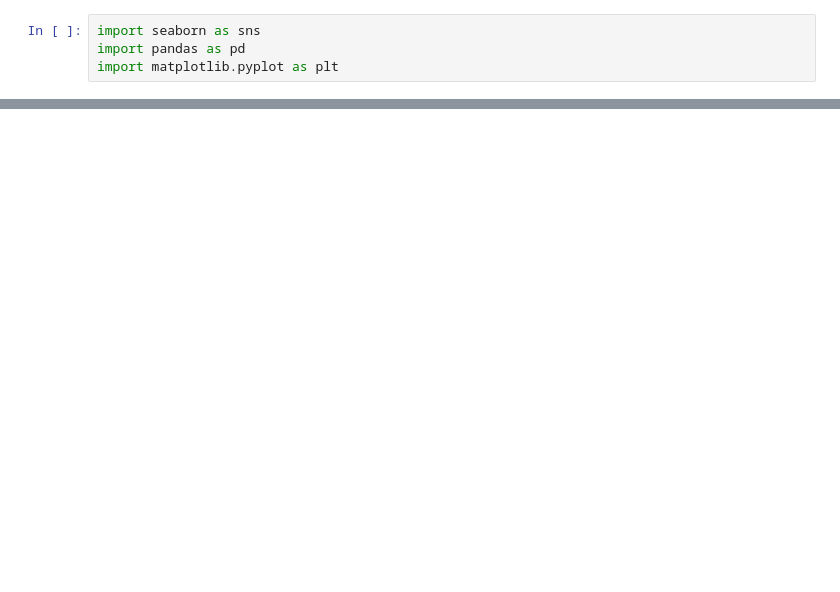
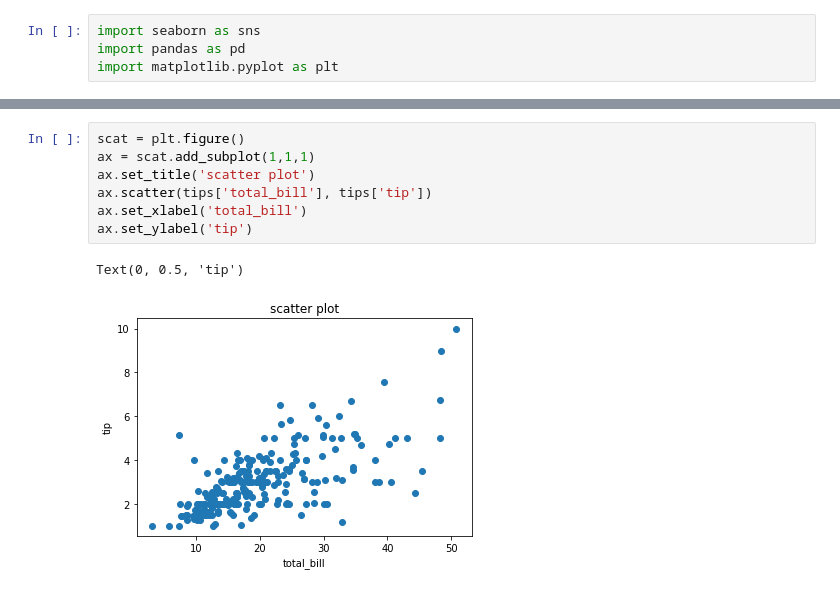
Before and after one commit to hygoni/DataAnalysis, a Jupyter notebook: HelloPandas/5.Various_Graphs_Representing_Data.ipynb, the cells around one changed output, grey strips where cells are left out. Saved outputs shown, nothing was run; the diff lists cells and outputs as text; blank space fills up the shorter version.

```diff
--- a/HelloPandas/5.Various_Graphs_Representing_Data.ipynb
+++ b/HelloPandas/5.Various_Graphs_Representing_Data.ipynb
@@ -43,0 +70,10 @@ fig.show()
+# %%
+scat = plt.figure()
+ax = scat.add_subplot(1,1,1)
+ax.set_title('scatter plot')
+ax.scatter(tips['total_bill'], tips['tip'])
+ax.set_xlabel('total_bill')
+ax.set_ylabel('tip')
+# %% [output]
+Text(0, 0.5, 'tip')
+[figure, added]
```
Also changed, not shown: parts of 17 cells of this notebook.
